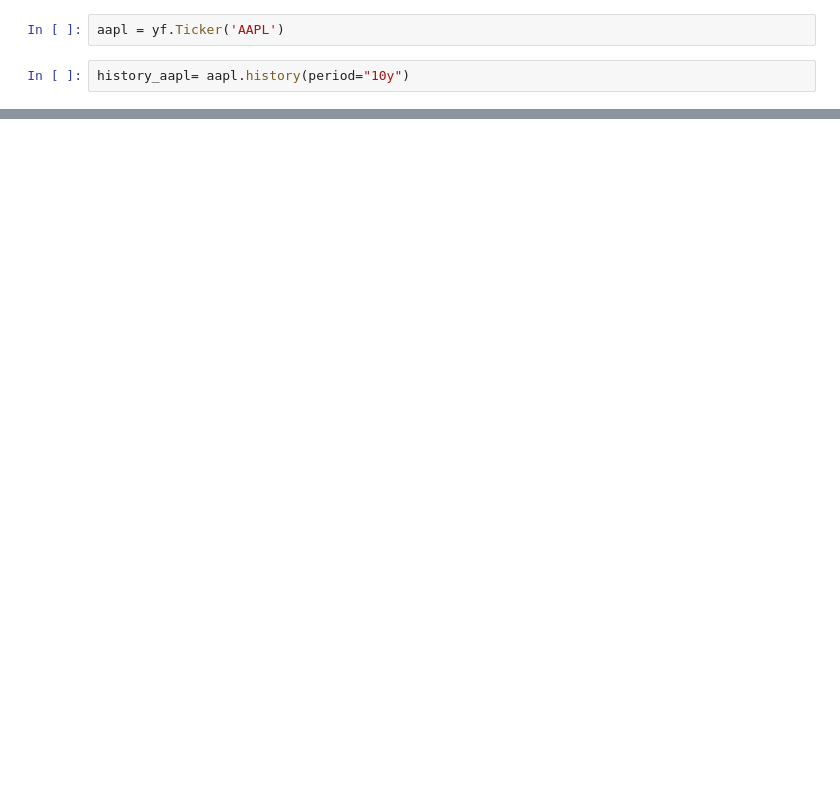
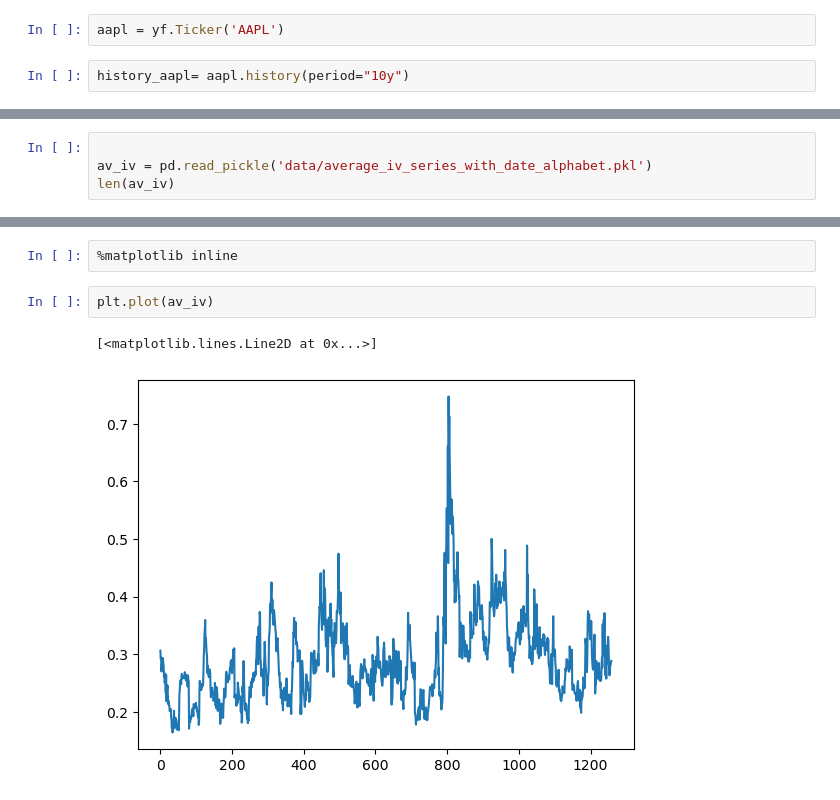
Before and after one commit to Ahmed-haji/ThesisProject, a Jupyter notebook: Jupyterlab/playground.ipynb, the cells around one changed output, grey strips where cells are left out. Cells and saved outputs as stored; diff of their text form; blank space fills up the shorter version.

```diff
--- a/Jupyterlab/playground.ipynb
+++ b/Jupyterlab/playground.ipynb
@@ -40,0 +53,4 @@ history_aapl.loc['2017':'2021']
+# %%
+
+av_iv = pd.read_pickle('data/average_iv_series_with_date_alphabet.pkl')
+len(av_iv)
@@ -40,0 +74,7 @@ history_aapl.loc['2017':'2021']
+# %%
+%matplotlib inline
+# %%
+plt.plot(av_iv)
+# %% [output]
+[<matplotlib.lines.Line2D at 0x...>]
+[figure, added]
```
Also changed, not shown: parts of 16 cells of this notebook.
